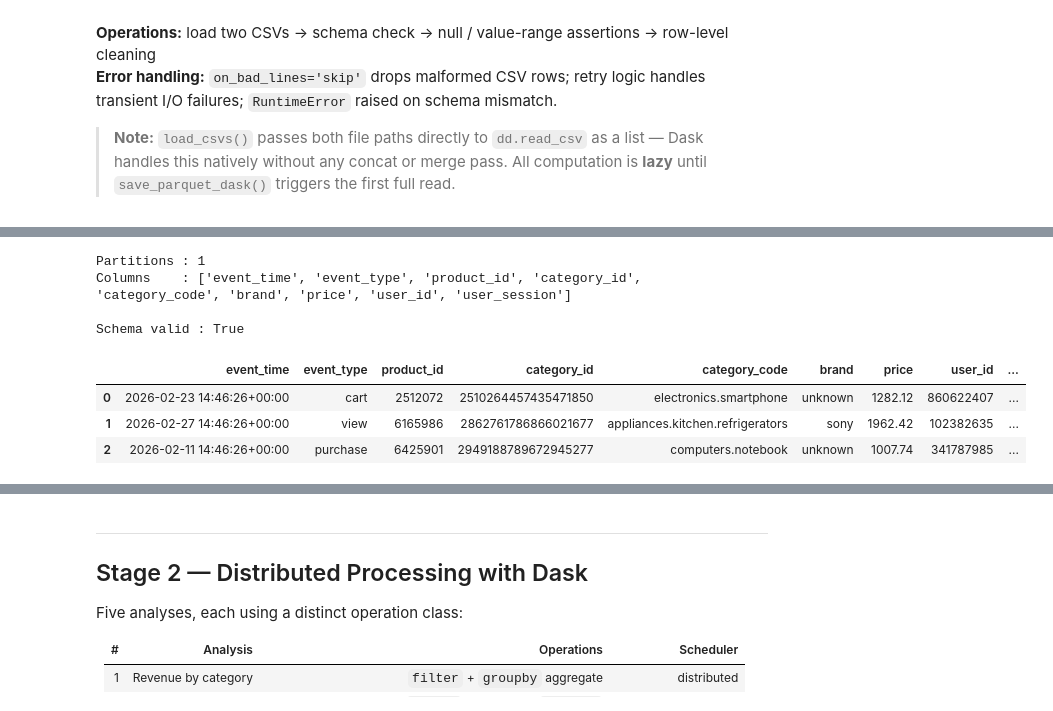
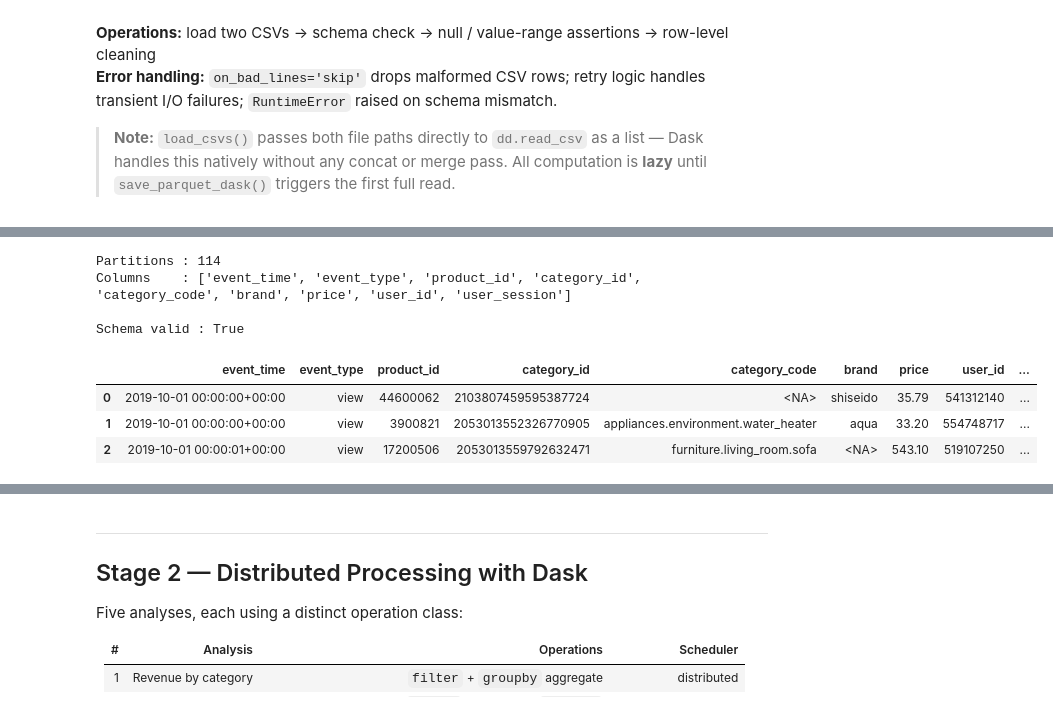
Before and after one commit to JonatanK-son/Group-A7-Project, a Jupyter notebook: notebooks/pipeline.ipynb, the cells around one changed output, grey strips where cells are left out. Cells and saved outputs as stored; diff of their text form; code cells hidden in the pictures.

```diff
--- a/notebooks/pipeline.ipynb
+++ b/notebooks/pipeline.ipynb
@@ -89,9 +93,7 @@ log.info('pipeline_started')
 
 # ── Load both CSVs in one lazy read (no merge/concat pass) ───────────────────
 with log.timer('ingestion') as t:
-    paths = get_available_data_paths()
-    if not paths: raise FileNotFoundError("No data found")
-    raw_ddf = load_csvs(paths)
+    raw_ddf = load_csvs([RAW_OCT, RAW_NOV])
 timings['ingestion'] = t.elapsed
 
 print(f'Partitions : {raw_ddf.npartitions}')
@@ -114,11 +116,11 @@ raw_ddf.head(3)
-Partitions : 1
+Partitions : 114
 Columns    : ['event_time', 'event_type', 'product_id', 'category_id', 'category_code', 'brand', 'price', 'user_id', 'user_session']
 
 Schema valid : True
 |  | event_time | event_type | product_id | category_id | category_code | brand | price | user_id | ... |
-| 0 | 2026-02-23 14:46:26+00:00 | cart | 2512072 | 2510264457435471850 | electronics.smartphone | unknown | 1282.12 | 860622407 | ... |
-| 1 | 2026-02-27 14:46:26+00:00 | view | 6165986 | 2862761786866021677 | appliances.kitchen.refrigerators | sony | 1962.42 | 102382635 | ... |
-| 2 | 2026-02-11 14:46:26+00:00 | purchase | 6425901 | 2949188789672945277 | computers.notebook | unknown | 1007.74 | 341787985 | ... |
+| 0 | 2019-10-01 00:00:00+00:00 | view | 44600062 | 2103807459595387724 | <NA> | shiseido | 35.79 | 541312140 | ... |
+| 1 | 2019-10-01 00:00:00+00:00 | view | 3900821 | 2053013552326770905 | appliances.environment.water_heater | aqua | 33.20 | 554748717 | ... |
+| 2 | 2019-10-01 00:00:01+00:00 | view | 17200506 | 2053013559792632471 | furniture.living_room.sofa | <NA> | 543.10 | 519107250 | ... |
 # %%
 # ── Clean (lazy — still no compute) ──────────────────────────────────────────
 with log.timer('cleaning') as t:
```
Also changed, not shown: parts of 8 cells of this notebook.
